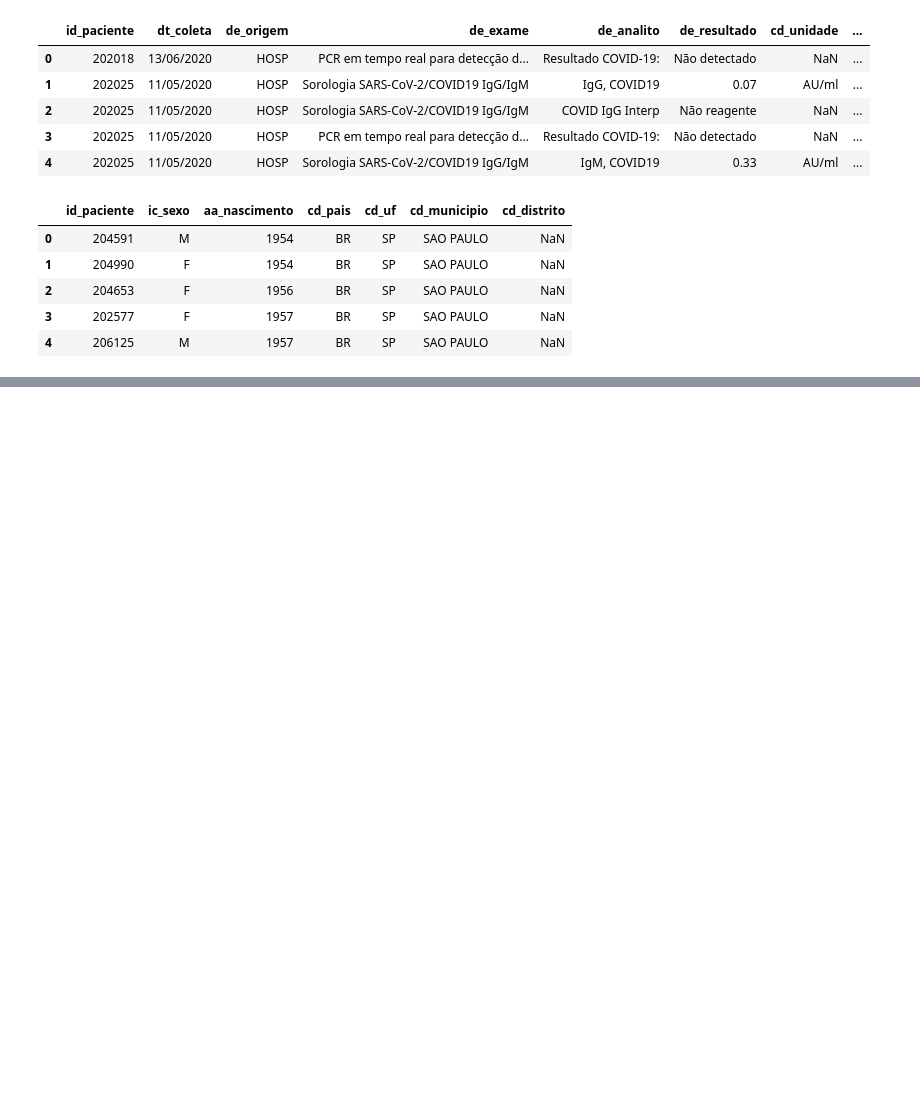
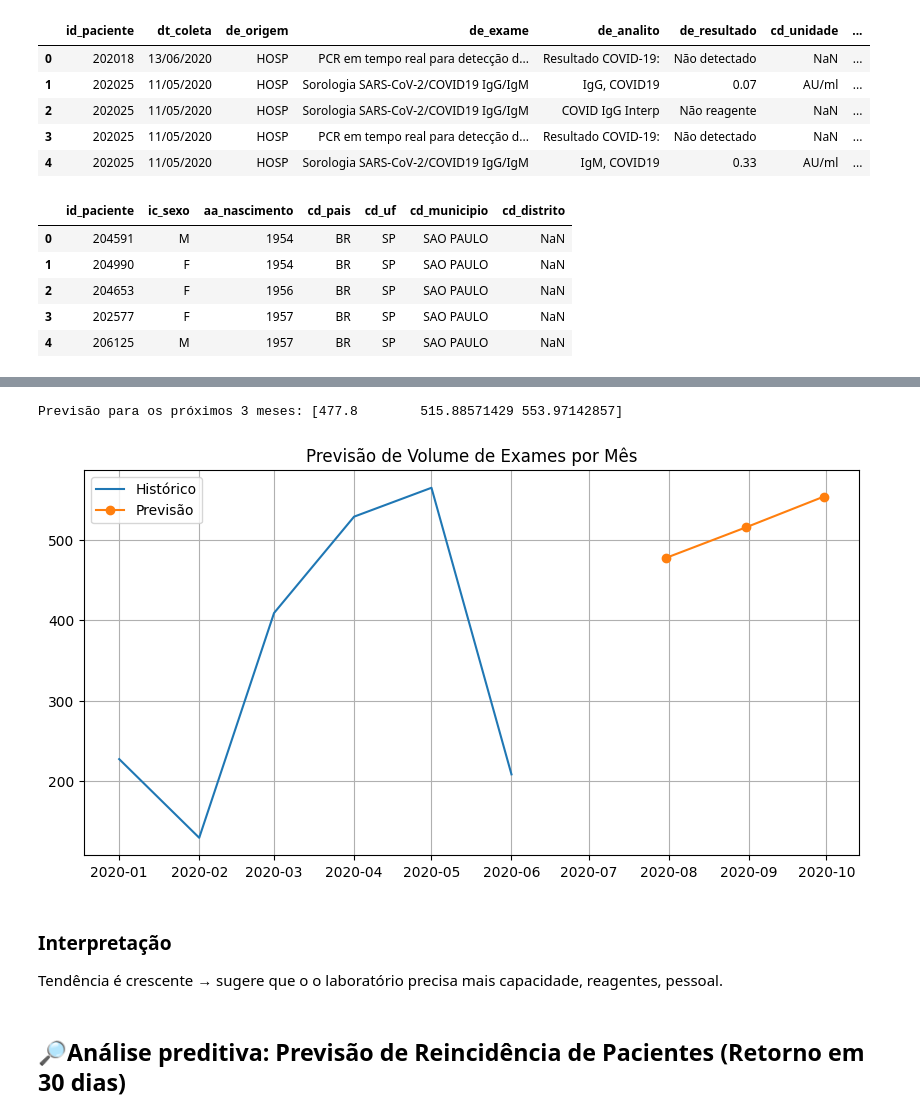
Before and after one commit to didellygamb/Projeto_Business-Intelligence-e-Analytics, a Jupyter notebook: Projeto_BI_Fase2.ipynb, the cells around one changed output, grey strips where cells are left out. Drawn from its saved outputs; the diff is of its cells as text; code cells hidden in the pictures; blank space fills up the shorter version.

```diff
--- a/Projeto_BI_Fase2.ipynb
+++ b/Projeto_BI_Fase2.ipynb
@@ -300,0 +288,2 @@ plt.show()
+# %%
+df1['dt_coleta'] = pd.to_datetime(df1['dt_coleta'], dayfirst=True, errors='coerce')
@@ -393,0 +356,40 @@ print(df_prev)
+# %%
+from sklearn.linear_model import LinearRegression
+import numpy as np
+
+# criar índice temporal
+volume_mensal['time_index'] = np.arange(len(volume_mensal))
+
+X = volume_mensal[['time_index']]
+y = volume_mensal['qtde_exames']
+
+modelo = LinearRegression()
+modelo.fit(X, y)
+
+# prever mais 3 meses
+future = pd.DataFrame({'time_index': np.arange(len(volume_mensal), len(volume_mensal)+3)})
+previsoes = modelo.predict(future)
+
+print("Previsão para os próximos 3 meses:", previsoes)
+# %% [output]
+Previsão para os próximos 3 meses: [477.8        515.88571429 553.97142857]
+# %%
+import matplotlib.pyplot as plt
+
+plt.figure(figsize=(10,5))
+plt.plot(volume_mensal['dt_coleta'], y, label="Histórico")
+plt.plot(pd.date_range(volume_mensal['dt_coleta'].iloc[-1], periods=4, freq='M')[1:],
+         previsoes, label="Previsão", marker='o')
+
+plt.title("Previsão de Volume de Exames por Mês")
+plt.legend()
+plt.grid(True)
+plt.show()
+# %% [output]
+[figure, added]
+# %% [markdown]
+### Interpretação
+
+Tendência é crescente → sugere que o o laboratório precisa mais capacidade, reagentes, pessoal.
+# %% [markdown]
+## 🔎Análise preditiva: Previsão de Reincidência de Pacientes (Retorno em 30 dias)
```
Also changed, not shown: parts of 48 cells of this notebook.
